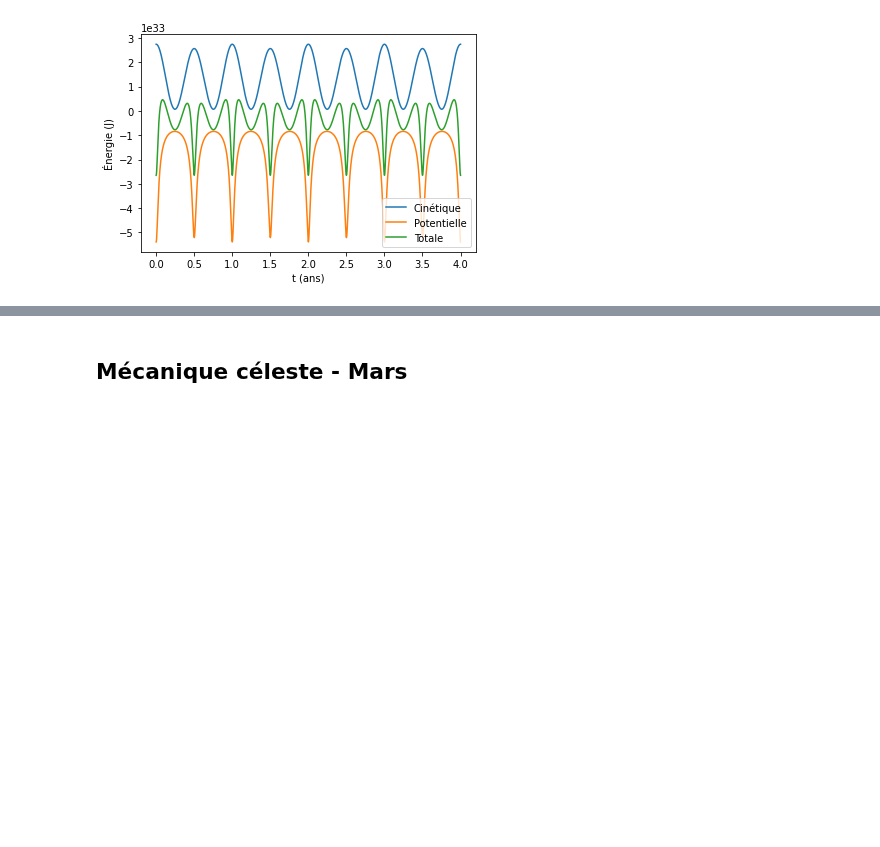
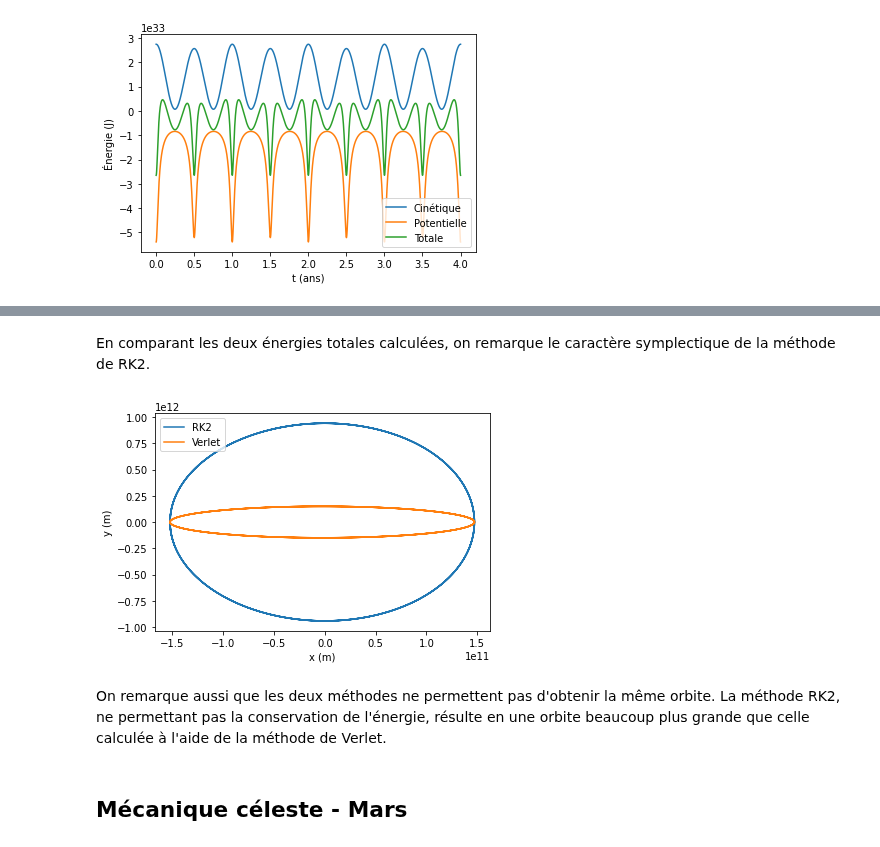
Before and after one commit to essheh/PHYZ_NUM, a Jupyter notebook: TP3/TP3_Boissinnot_Gaudreault_LessardH.ipynb, the cells around one changed output, grey strips where cells are left out. Drawn from its saved outputs; the diff is of its cells as text; code cells hidden in the pictures; blank space fills up the shorter version.

```diff
--- a/TP3/TP3_Boissinnot_Gaudreault_LessardH.ipynb
+++ b/TP3/TP3_Boissinnot_Gaudreault_LessardH.ipynb
@@ -508,3 +541,16 @@ plt.show()
+# %% [markdown]
+En comparant les deux énergies totales calculées, on remarque le caractère symplectique de la méthode de RK2.
+# %%
+plt.plot(x2,y2,label = "RK2")
+plt.plot(xV,yV,label = "Verlet")
+plt.xlabel('x (m)')
+plt.ylabel('y (m)')
+plt.legend()
+plt.show()
+# %% [output]
+[figure, added]
+# %% [markdown]
+On remarque aussi que les deux méthodes ne permettent pas d'obtenir la même orbite. La méthode RK2, ne permettant pas la conservation de l'énergie, résulte en une orbite beaucoup plus grande que celle calculée à l'aide de la méthode de Verlet.
 # %% [markdown]
 ## Mécanique céleste - Mars
 # %% [markdown]
```
Also changed, not shown: parts of 13 cells of this notebook.
